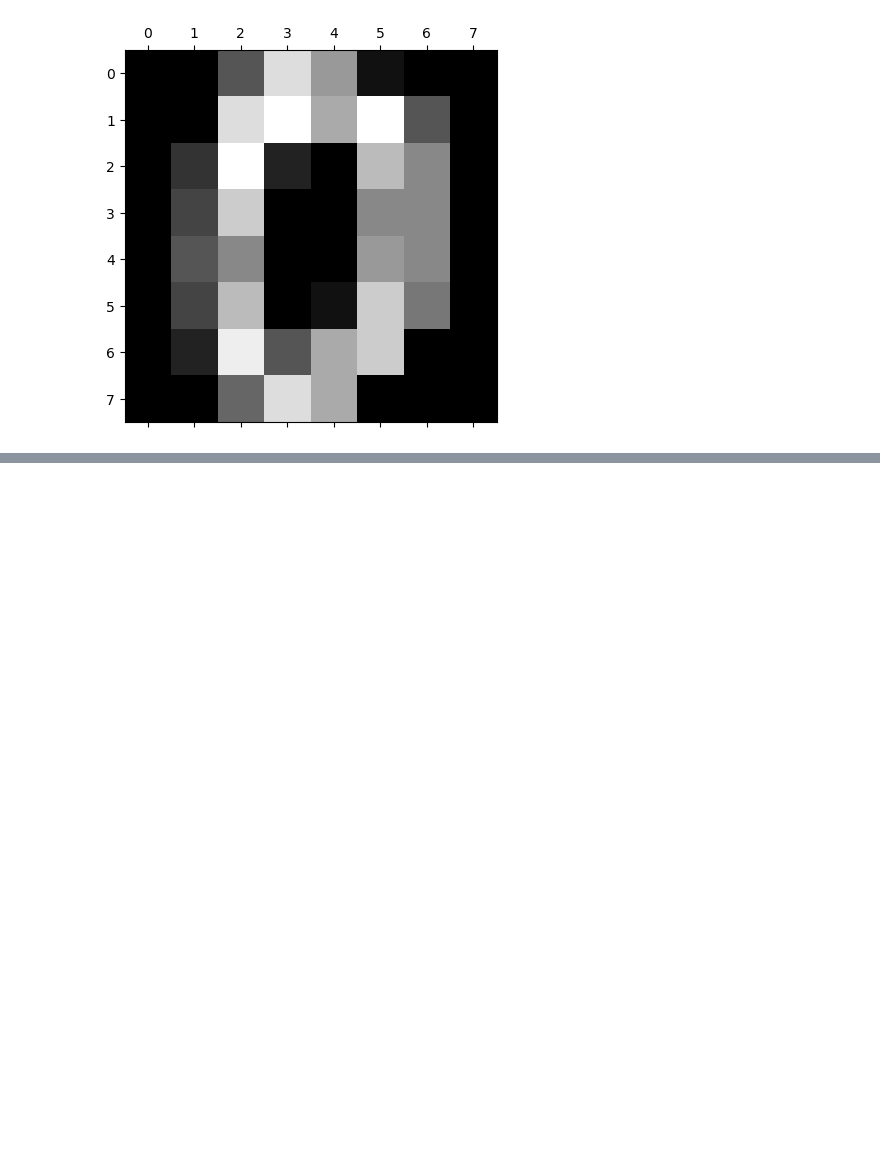
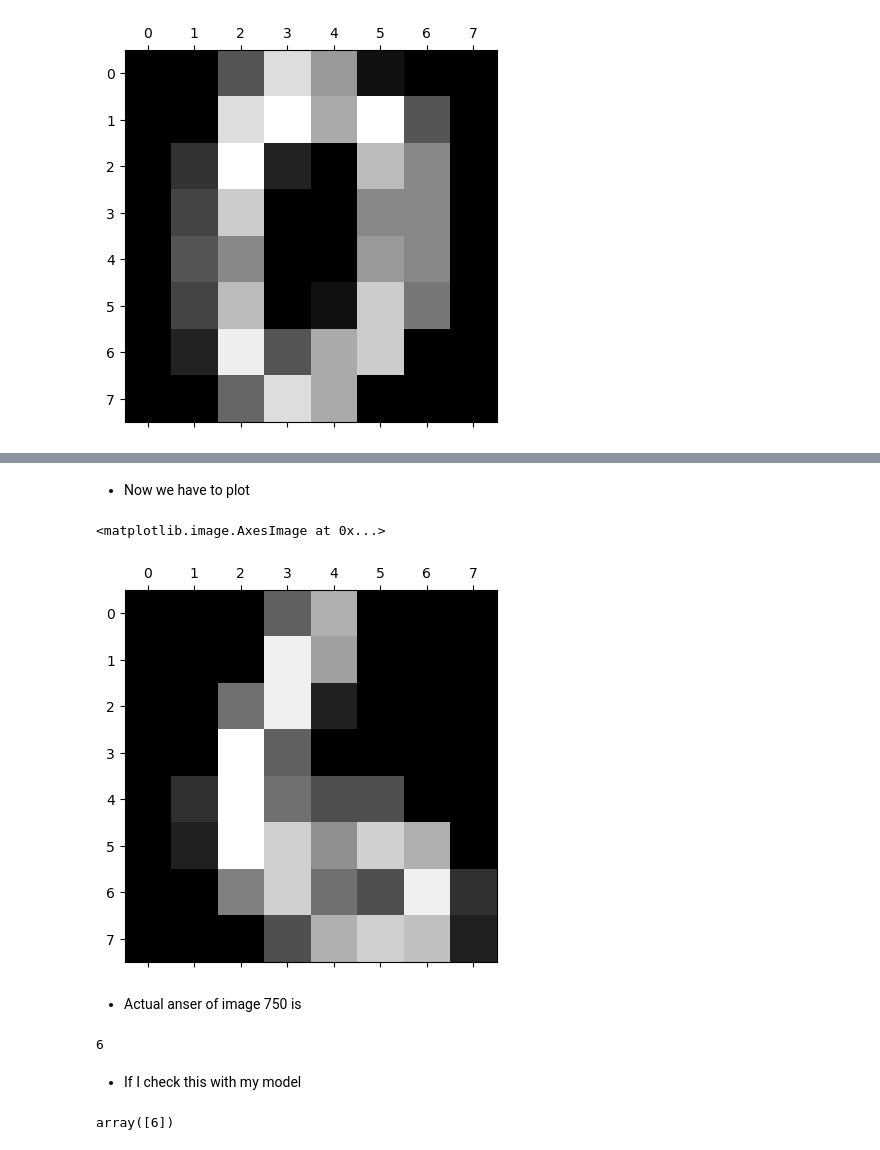
Before and after one commit to praju-1/Machine_Learning, a Jupyter notebook: Supervised_learning/Classification/digits_data_logistic_reg.ipynb, the cells around one changed output, grey strips where cells are left out. Drawn from its saved outputs; the diff is of its cells as text; code cells hidden in the pictures; blank space fills up the shorter version.

```diff
--- a/Supervised_learning/Classification/digits_data_logistic_reg.ipynb
+++ b/Supervised_learning/Classification/digits_data_logistic_reg.ipynb
@@ -218,0 +329,19 @@ plt.show()
+# %% [markdown]
+- Now we have to plot
+# %%
+plt.matshow(digits.images[750])
+# %% [output]
+<matplotlib.image.AxesImage at 0x...>
+[figure, added]
+# %% [markdown]
+- Actual anser of image 750 is
+# %%
+digits.target[750]
+# %% [output]
+6
+# %% [markdown]
+- If I check this with my model
+# %%
+model.predict(digits.data[750].reshape(1,-1))
+# %% [output]
+array([6])
```
Also changed, not shown: parts of 28 cells of this notebook.
